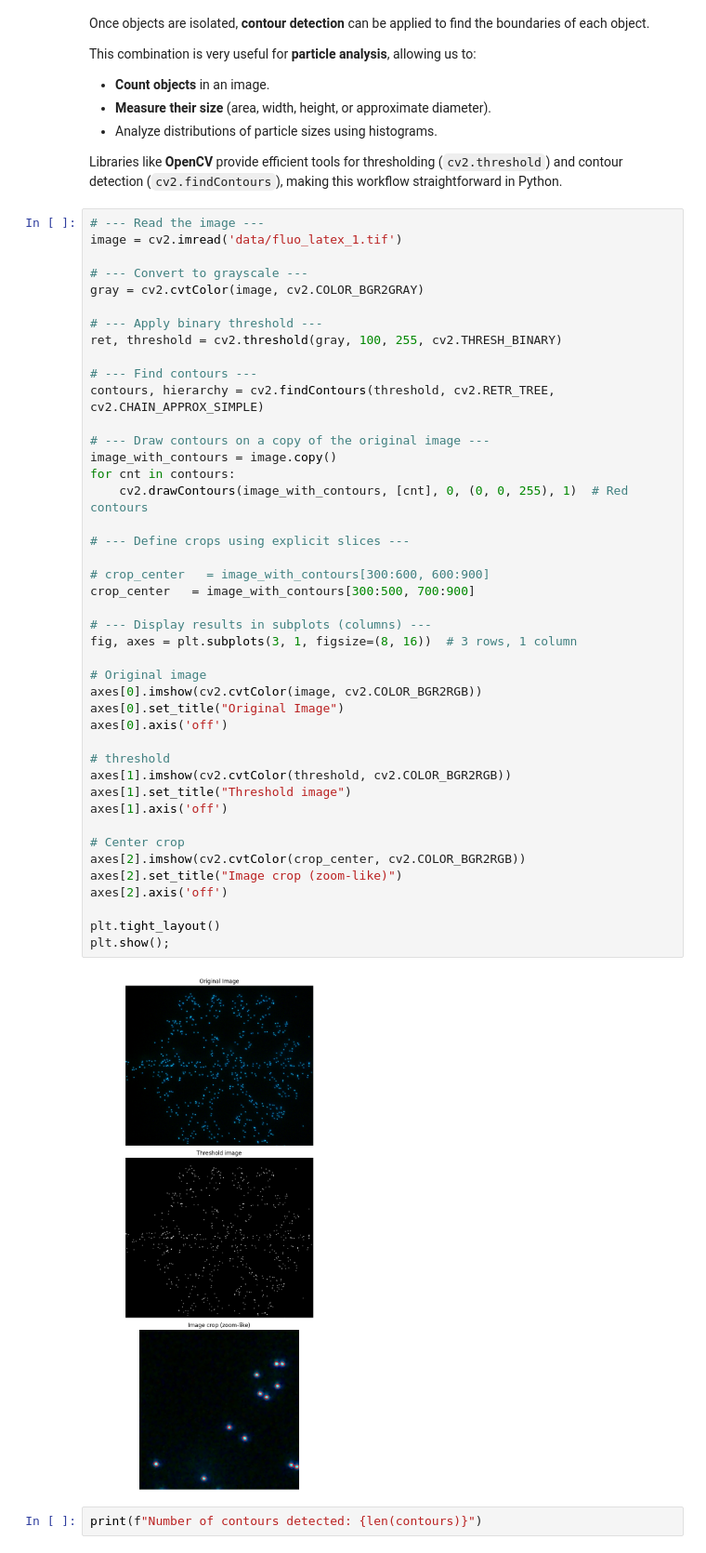
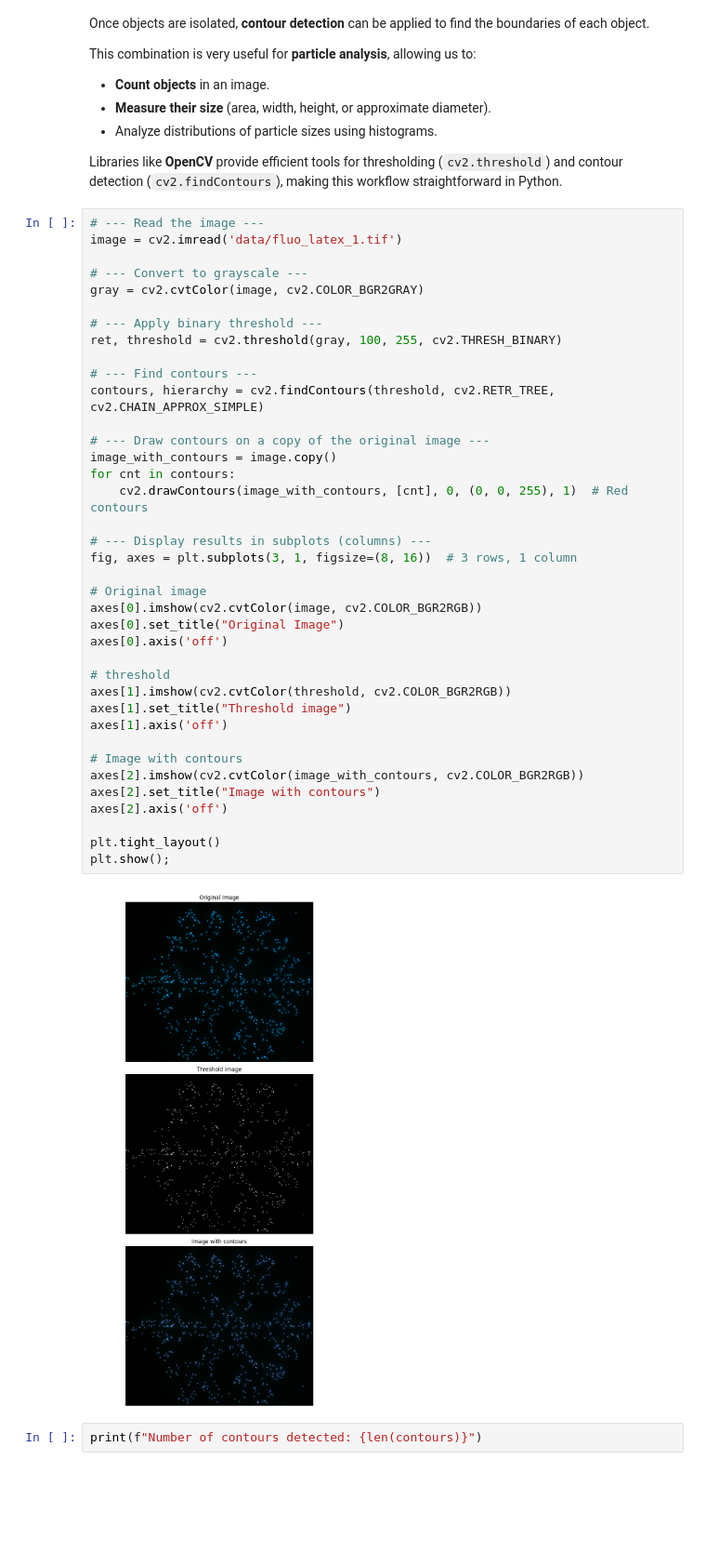
Before and after one commit to scayez/nino_workshop, a Jupyter notebook: intro_images.ipynb, the cells around one changed output. Shown: that part at 93% size. Drawn from its saved outputs; the diff is of its cells as text; blank space fills up the shorter version.

Commit message:
menage dans les fichiers figures

```diff
--- a/intro_images.ipynb
+++ b/intro_images.ipynb
@@ -661,42 +697,37 @@ gray = cv2.cvtColor(image, cv2.COLOR_BGR2GRAY)
 
 # --- Apply binary threshold ---
 ret, threshold = cv2.threshold(gray, 100, 255, cv2.THRESH_BINARY)
 
 # --- Find contours ---
 contours, hierarchy = cv2.findContours(threshold, cv2.RETR_TREE, cv2.CHAIN_APPROX_SIMPLE)
 
 # --- Draw contours on a copy of the original image ---
 image_with_contours = image.copy()
 for cnt in contours:
     cv2.drawContours(image_with_contours, [cnt], 0, (0, 0, 255), 1)  # Red contours
 
-# --- Define crops using explicit slices ---
-
-# crop_center   = image_with_contours[300:600, 600:900]
-crop_center   = image_with_contours[300:500, 700:900]
-
 # --- Display results in subplots (columns) ---
 fig, axes = plt.subplots(3, 1, figsize=(8, 16))  # 3 rows, 1 column
 
 # Original image
 axes[0].imshow(cv2.cvtColor(image, cv2.COLOR_BGR2RGB))
 axes[0].set_title("Original Image")
 axes[0].axis('off')
 
 # threshold
 axes[1].imshow(cv2.cvtColor(threshold, cv2.COLOR_BGR2RGB))
 axes[1].set_title("Threshold image")
 axes[1].axis('off')
 
-# Center crop
-axes[2].imshow(cv2.cvtColor(crop_center, cv2.COLOR_BGR2RGB))
-axes[2].set_title("Image crop (zoom-like)")
+# Image with contours
+axes[2].imshow(cv2.cvtColor(image_with_contours, cv2.COLOR_BGR2RGB))
+axes[2].set_title("Image with contours")
 axes[2].axis('off')
 
 plt.tight_layout()
 plt.show();
 # %% [output]
-[figure, old version]
+[figure, new version]
 # %%
 print(f"Number of contours detected: {len(contours)}")
 # %% [output]
```
Also changed, not shown: parts of 14 cells of this notebook, 13 other files.
